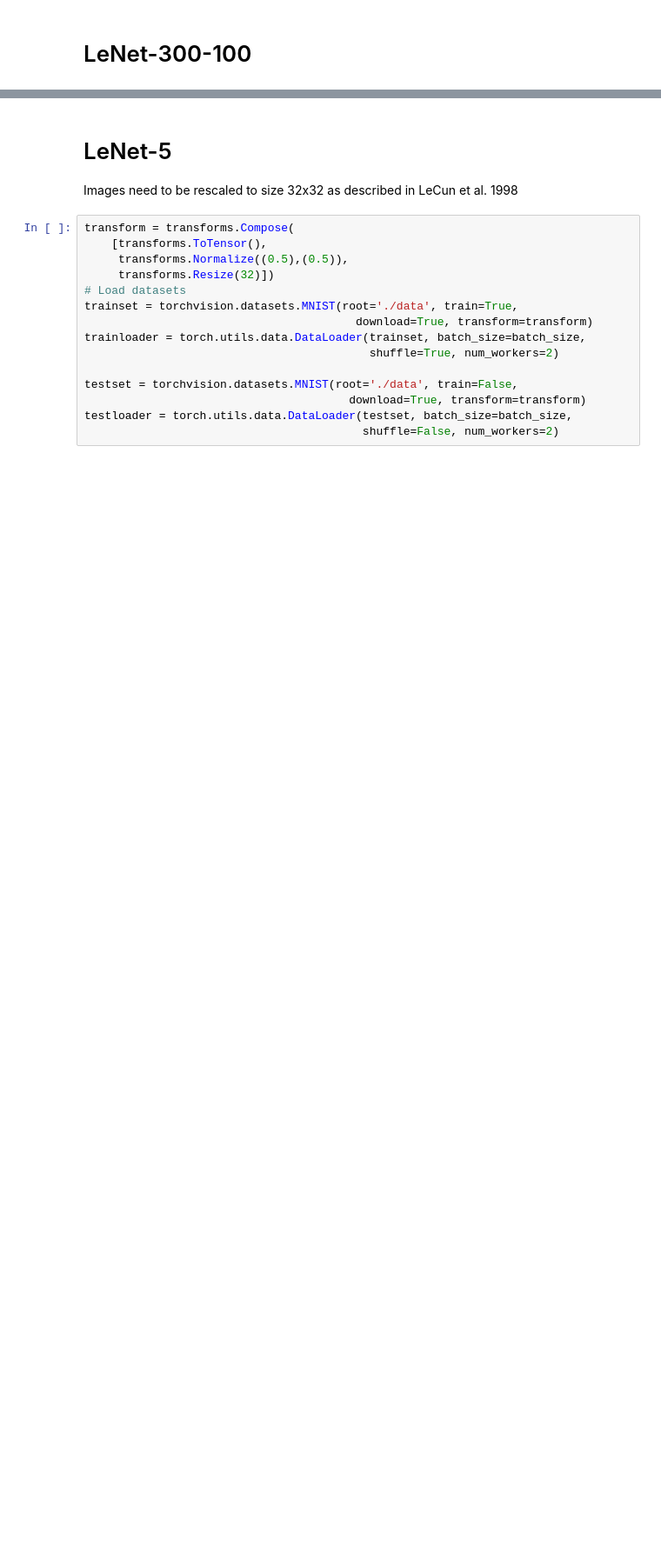
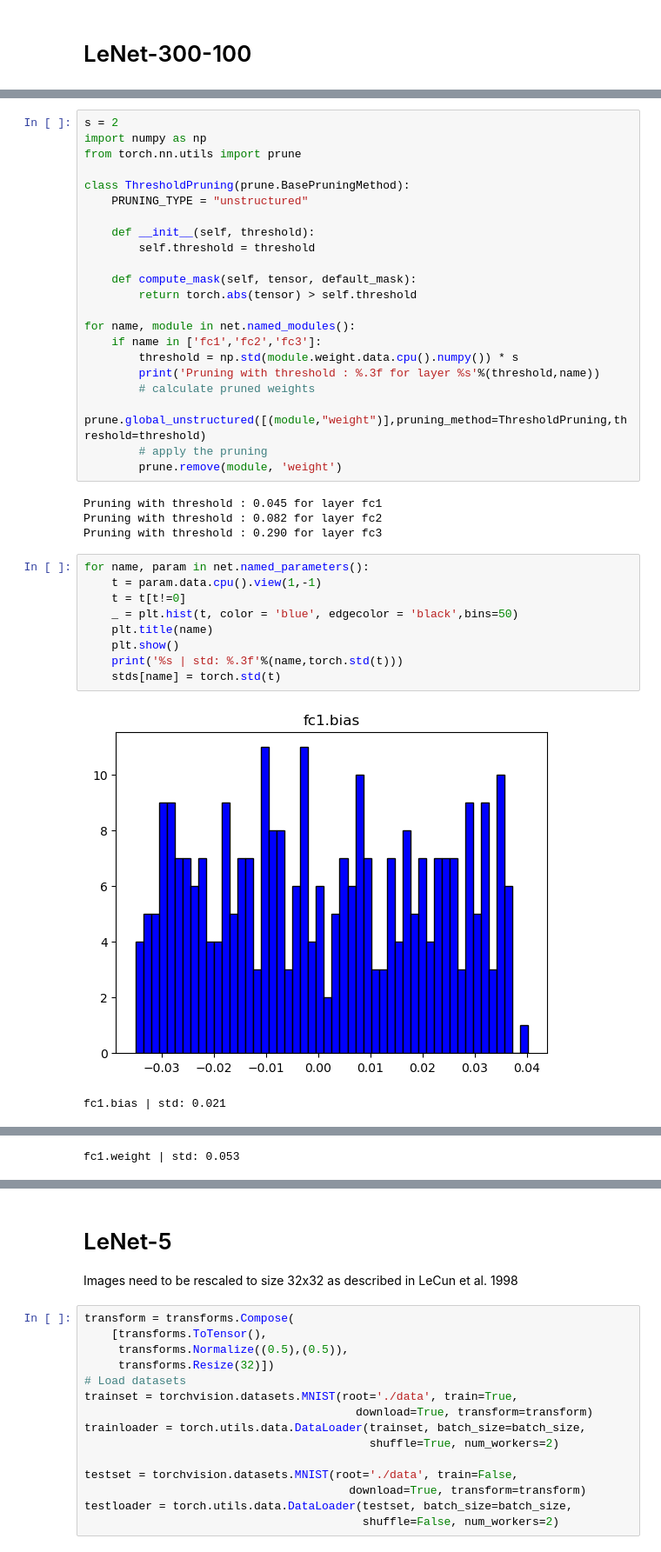
Before and after one commit to ciodar/deep-compression, a Jupyter notebook: mnist.ipynb, the cells around one changed output, grey strips where cells are left out. Shown at 87% size. Cells and saved outputs as stored; diff of their text form; blank space fills up the shorter version.

```diff
--- a/mnist.ipynb
+++ b/mnist.ipynb
@@ -107,0 +160,38 @@ plt.show()
+# %%
+s = 2
+import numpy as np
+from torch.nn.utils import prune
+
+class ThresholdPruning(prune.BasePruningMethod):
+    PRUNING_TYPE = "unstructured"
+
+    def __init__(self, threshold):
+        self.threshold = threshold
+
+    def compute_mask(self, tensor, default_mask):
+        return torch.abs(tensor) > self.threshold
+
+for name, module in net.named_modules():
+    if name in ['fc1','fc2','fc3']:
+        threshold = np.std(module.weight.data.cpu().numpy()) * s
+        print('Pruning with threshold : %.3f for layer %s'%(threshold,name))
+        # calculate pruned weights
+        prune.global_unstructured([(module,"weight")],pruning_method=ThresholdPruning,threshold=threshold)
+        # apply the pruning
+        prune.remove(module, 'weight')
+# %% [output]
+Pruning with threshold : 0.045 for layer fc1
+Pruning with threshold : 0.082 for layer fc2
+Pruning with threshold : 0.290 for layer fc3
+# %%
+for name, param in net.named_parameters():
+    t = param.data.cpu().view(1,-1)
+    t = t[t!=0]
+    _ = plt.hist(t, color = 'blue', edgecolor = 'black',bins=50)
+    plt.title(name)
+    plt.show()
+    print('%s | std: %.3f'%(name,torch.std(t)))
+    stds[name] = torch.std(t)
+# %% [output]
+[figure, added]
+fc1.bias | std: 0.021
@@ -107,0 +199 @@ plt.show()
+fc1.weight | std: 0.053
```
Also changed, not shown: parts of 12 cells of this notebook, 3 other files.
